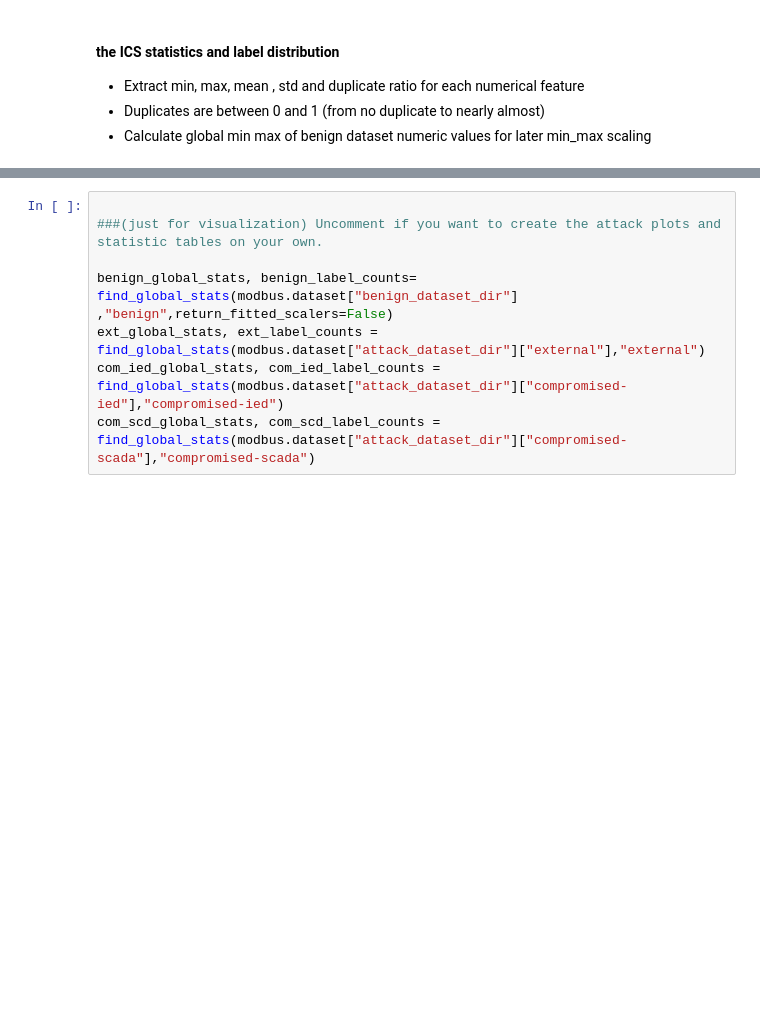
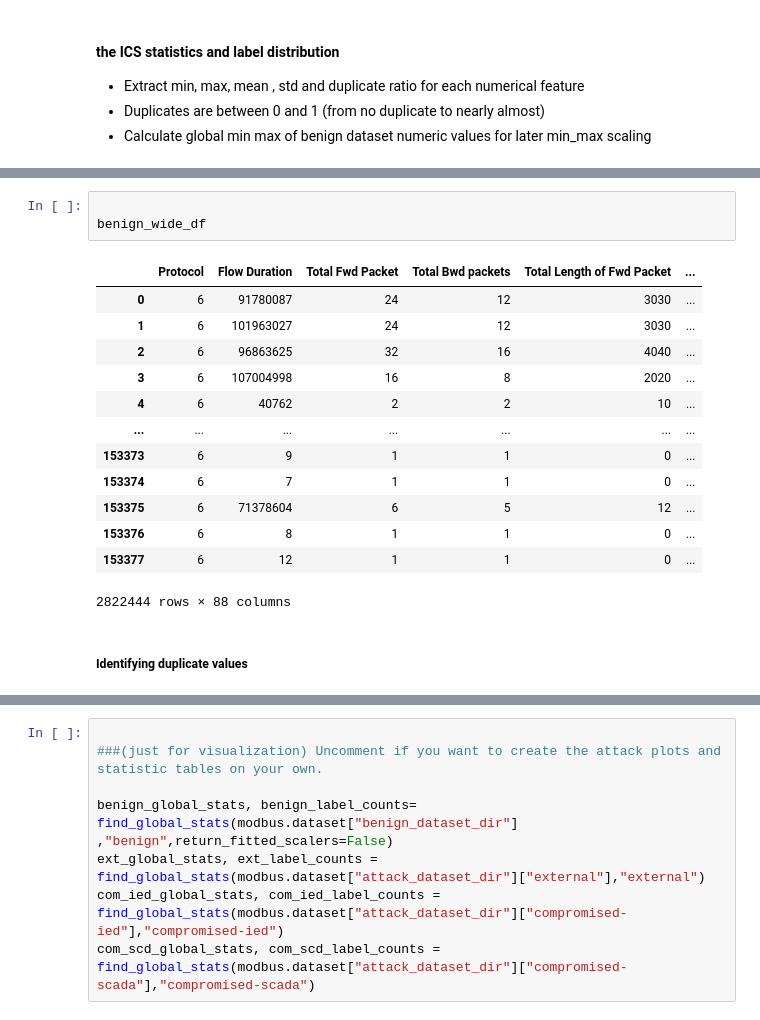
Before and after one commit to hamid-rd/FLBased-ICS-NIDS, a Jupyter notebook: Visualization.ipynb, the cells around one changed output, grey strips where cells are left out. Drawn from its saved outputs; the diff is of its cells as text; blank space fills up the shorter version.

```diff
--- a/Visualization.ipynb
+++ b/Visualization.ipynb
@@ -281,0 +329,19 @@ node :  network-wide , file_ 19 / 19 : ./dataset/ModbusDataset/benign/network-wi
+# %%
+
+benign_wide_df
+# %% [output]
+|  | Protocol | Flow Duration | Total Fwd Packet | Total Bwd packets | Total Length of Fwd Packet | ... |
+| 0 | 6 | 91780087 | 24 | 12 | 3030 | ... |
+| 1 | 6 | 101963027 | 24 | 12 | 3030 | ... |
+| 2 | 6 | 96863625 | 32 | 16 | 4040 | ... |
+| 3 | 6 | 107004998 | 16 | 8 | 2020 | ... |
+| 4 | 6 | 40762 | 2 | 2 | 10 | ... |
+| ... | ... | ... | ... | ... | ... | ... |
+| 153373 | 6 | 9 | 1 | 1 | 0 | ... |
+| 153374 | 6 | 7 | 1 | 1 | 0 | ... |
+| 153375 | 6 | 71378604 | 6 | 5 | 12 | ... |
+| 153376 | 6 | 8 | 1 | 1 | 0 | ... |
+| 153377 | 6 | 12 | 1 | 1 | 0 | ... |
+2822444 rows × 88 columns
+# %% [markdown]
+##### Identifying duplicate values
```
Also changed, not shown: parts of 11 cells of this notebook, 1 other file.
